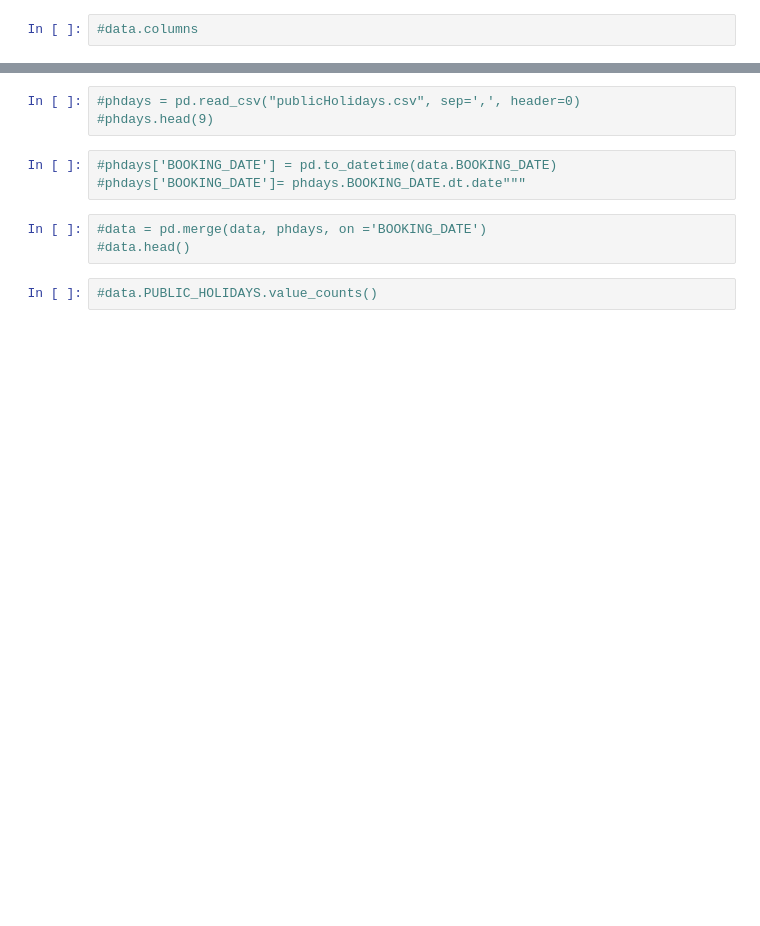
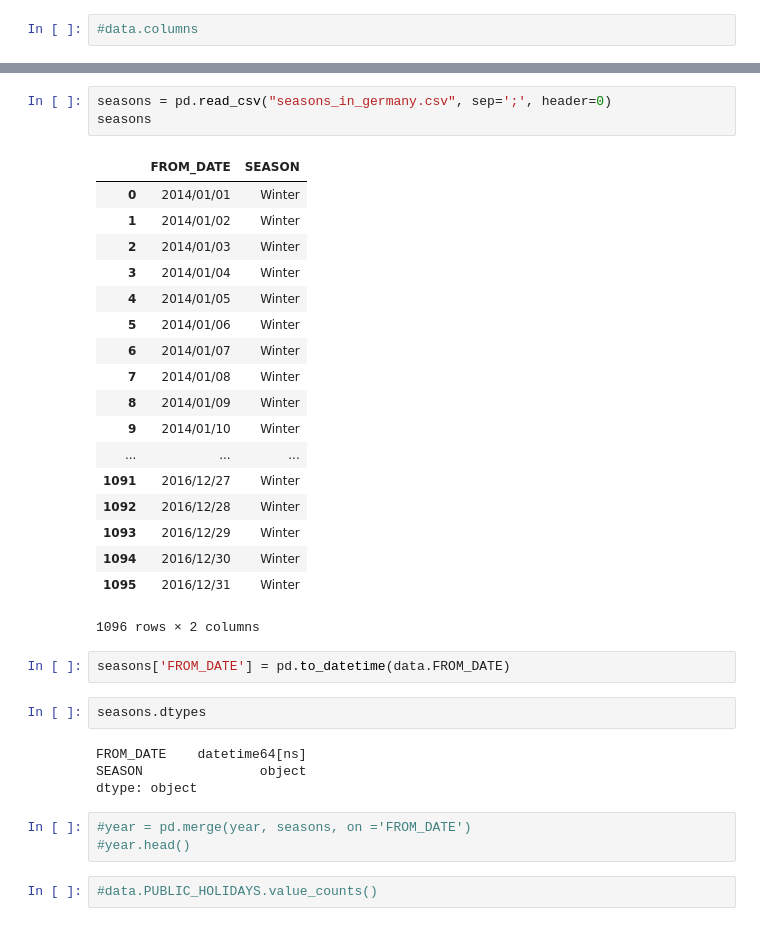
Before and after one commit to jawaharreddy/Flinkster-Data-Analysis, a Jupyter notebook: data_preparation.ipynb, the cells around one changed output, grey strips where cells are left out. Saved outputs shown, nothing was run; the diff lists cells and outputs as text; blank space fills up the shorter version.

```diff
--- a/data_preparation.ipynb
+++ b/data_preparation.ipynb
@@ -226,12 +268,36 @@ year.head()
 # %%
-#phdays = pd.read_csv("publicHolidays.csv", sep=',', header=0)
-#phdays.head(9)
+seasons = pd.read_csv("seasons_in_germany.csv", sep=';', header=0)
+seasons
+# %% [output]
+|  | FROM_DATE | SEASON |
+| 0 | 2014/01/01 | Winter |
+| 1 | 2014/01/02 | Winter |
+| 2 | 2014/01/03 | Winter |
+| 3 | 2014/01/04 | Winter |
+| 4 | 2014/01/05 | Winter |
+| 5 | 2014/01/06 | Winter |
+| 6 | 2014/01/07 | Winter |
+| 7 | 2014/01/08 | Winter |
+| 8 | 2014/01/09 | Winter |
+| 9 | 2014/01/10 | Winter |
+| ... | ... | ... |
+| 1091 | 2016/12/27 | Winter |
+| 1092 | 2016/12/28 | Winter |
+| 1093 | 2016/12/29 | Winter |
+| 1094 | 2016/12/30 | Winter |
+| 1095 | 2016/12/31 | Winter |
+1096 rows × 2 columns
-# %%
-#phdays['BOOKING_DATE'] = pd.to_datetime(data.BOOKING_DATE)
-#phdays['BOOKING_DATE']= phdays.BOOKING_DATE.dt.date"""
+# %%
+seasons['FROM_DATE'] = pd.to_datetime(data.FROM_DATE)
+# %%
+seasons.dtypes
+# %% [output]
+FROM_DATE    datetime64[ns]
+SEASON               object
+dtype: object
 # %%
-#data = pd.merge(data, phdays, on ='BOOKING_DATE')
-#data.head()
+#year = pd.merge(year, seasons, on ='FROM_DATE')
+#year.head()
 # %%
 #data.PUBLIC_HOLIDAYS.value_counts()
 # %%
```
Also changed, not shown: parts of 17 cells of this notebook.
